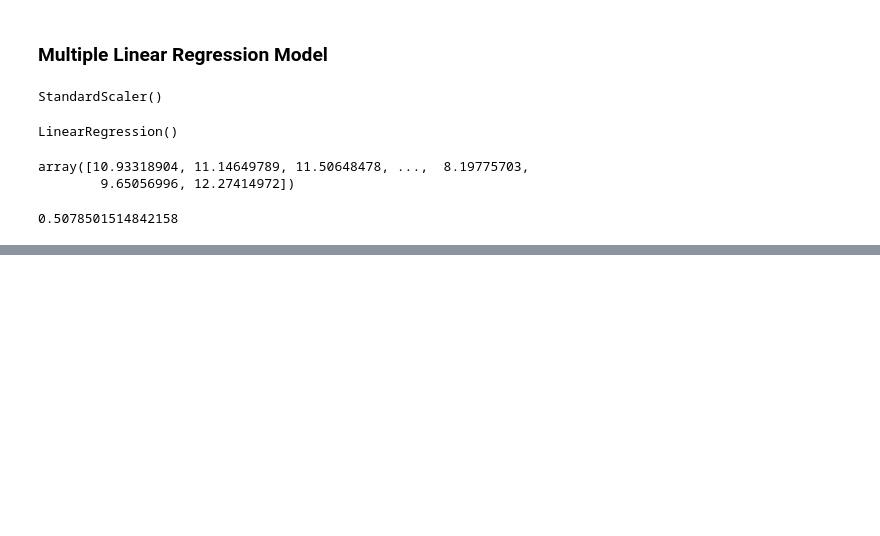
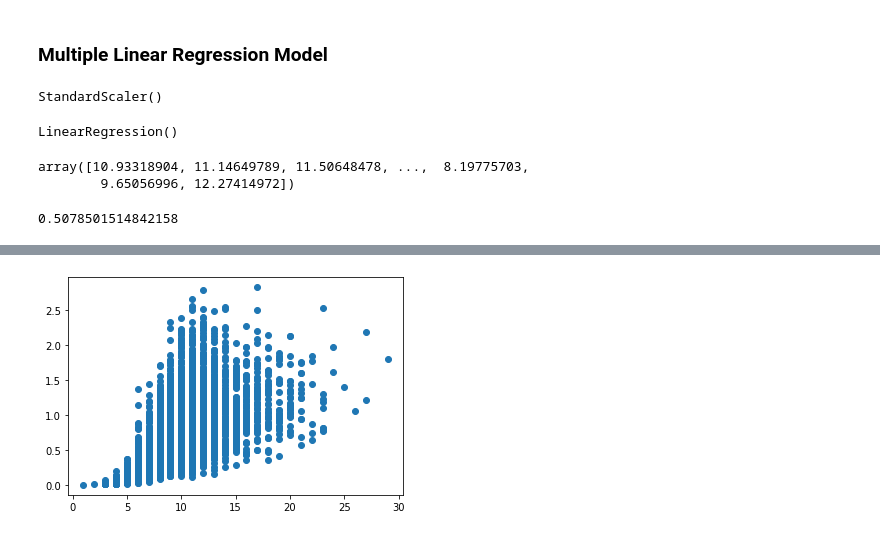
Before and after one commit to d0rtilla/AbaloneAgePredictionProject, a Jupyter notebook: Abalone_Age_Prediction.ipynb, the cells around one changed output, grey strips where cells are left out. Cells and saved outputs as stored; diff of their text form; code cells hidden in the pictures; blank space fills up the shorter version.

```diff
--- a/Abalone_Age_Prediction.ipynb
+++ b/Abalone_Age_Prediction.ipynb
@@ -121,0 +167,7 @@ multLinReg.score(X_test_scaled, y_test)
+# %%
+whole = df["Whole_weight"]
+
+plt.scatter(x, whole)
+plt.show()
+# %% [output]
+[figure, added]
```
Also changed, not shown: parts of 8 cells of this notebook.
